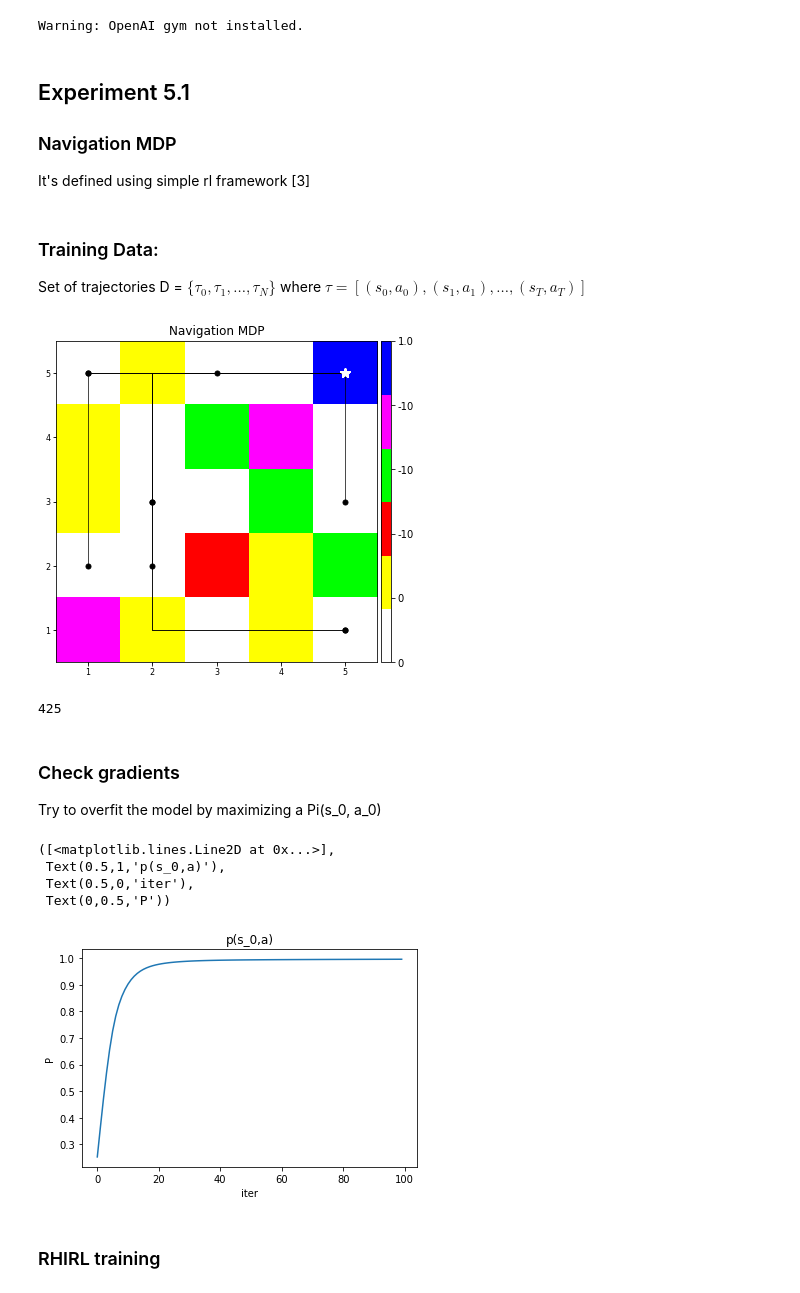
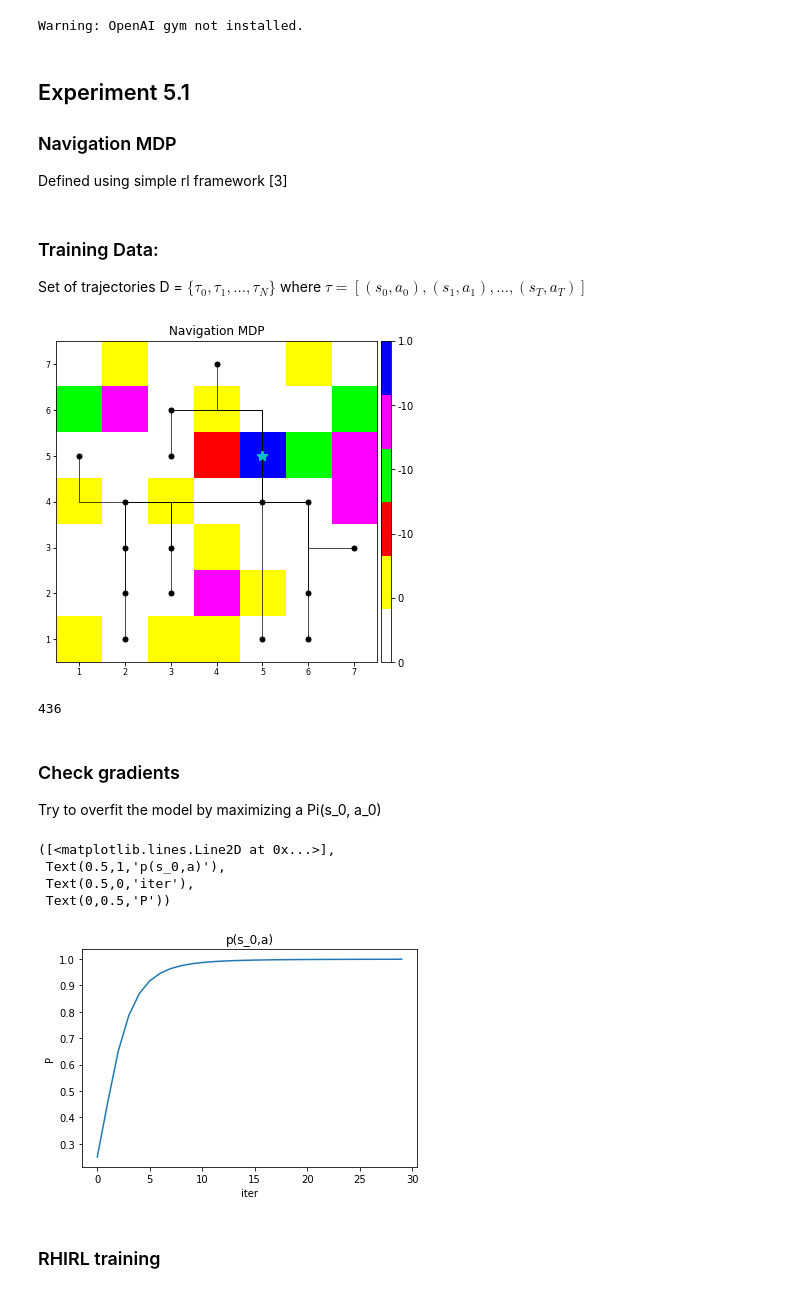
Before and after one commit to yrevar/inverse_rl, a Jupyter notebook: irl/rhirl/RHIRL_Navigation_Experiment.ipynb, the cells around one changed output. Cells and saved outputs as stored; diff of their text form; code cells hidden in the pictures.

```diff
--- a/irl/rhirl/RHIRL_Navigation_Experiment.ipynb
+++ b/irl/rhirl/RHIRL_Navigation_Experiment.ipynb
@@ -22,12 +22,12 @@ Warning: OpenAI gym not installed.
 
 ### Navigation MDP
 
-It's defined using simple rl framework [3]
+Defined using simple rl framework [3]
 # %%
 np.random.seed(0)
 tf.set_random_seed(0)
-nvmdp = NavigationMDP(width=5,
-                        height=5,
+nvmdp = NavigationMDP(width=7,
+                        height=7,
                         goal_locs=[(5,5)],
                         init_loc=(1,1),
                         #manual_obstacles=[(2,2), (3,2), (4,2), (5,2), (6,2)],
@@ -38,30 +38,35 @@ nvmdp = NavigationMDP(width=5,
                         slip_prob=0.00,
                         step_cost=0.00, vacancy_prob=.8,
                         gamma=.99)
-# nvmdp.visualize_grid(nvmdp.cells, show_rewards_cbar=True)
+
+value_iter = ValueIteration(nvmdp, sample_rate=1)
+_ = value_iter.run_vi()
 # %% [markdown]
 ### Training Data:
 Set of trajectories D = $\{\tau_0, \tau_1, ..., \tau_N\}$  where  $\tau = [(s_0,a_0), (s_1,a_1), ..., (s_T,a_T)]$
 # %%
-np.random.seed(1)
-N_tau = 10
-D_traj_states, D_traj_actions = nvmdp.sample_data(n_trajectory=N_tau)
+np.random.seed(0)
+N_tau = 16 #nvmdp.num_empty_states
+D_traj_states, D_traj_actions = nvmdp.sample_data(n_trajectory=N_tau,
+                                                    init_states=[], #GridWorldState(1,7)],
+                                                    init_repetition=False,
+                                                    policy=value_iter.policy)
 nvmdp.visualize_grid(trajectories=D_traj_states, show_rewards_cbar=True)
 # %% [output]
-[figure, old version]
+[figure, new version]
 # %%
 gamma = 0.9999
 nA = len(nvmdp.actions)
-H = 3
+H = 4
 phi = nvmdp.feature_long_at_state
 phi_loc = nvmdp.feature_long_at_loc
 
 transition_fn = nvmdp.transition_func
 actions = nvmdp.actions
-phi_s_dim = len(phi(nvmdp.get_random_init_state()))
+phi_s_dim = len(phi(nvmdp.get_init_state()))
 
 SFT, heap_size = get_training_data(D_traj_states, phi, transition_fn, actions, H)
-g1 = build_rhirl_graph(heap_size, nA, phi_s_dim, gamma, H)
+g1, saver = build_rhirl_graph(heap_size, nA, phi_s_dim, gamma, H)
 len(g1.get_operations())
 # %% [output]
-425
+436
@@ -71,25 +86,31 @@ Try to overfit the model by maximizing a Pi(s_0, a_0)
 # %%
 t_idx, s_idx = 0, 0
 s, a = D_traj_states[t_idx][s_idx], D_traj_actions[t_idx][s_idx]
+w_init = np.zeros((phi_s_dim, 1)).astype(np.float32) # Babes 2014 suggest to initialize w with 0s
+#np.random.uniform(0, 0.1, (phi_s_dim, 1)).astype(np.float32)
 
 with tf.Session(graph=g1) as sess:
-    sess.run(tf.global_variables_initializer())
-    # writer = tf.summary.FileWriter('/var/tmp/rhirl/graphs', sess.graph)
-    feed_dict = {"state_feature_tree:0": SFT[s], "action_idx:0": a,
-                 "learning_rate:0":0.1, "pi_init:0": np.zeros((heap_size, nA), np.float32)}
+
+    sess.run(tf.global_variables_initializer(), feed_dict={"w_init:0": w_init})
+    writer = tf.summary.FileWriter('/var/tmp/rhirl/graphs', sess.graph)
+    feed_dict = {"state_feature_tree:0": SFT[s],
+                 "action_idx:0": a,
+                 "learning_rate:0": 0.1,
+                 "pi_init:0": np.zeros((heap_size, nA), np.float32)}
+
     p_vals = []
-    for i in range(100):
-        pi, w, grad, ugrad = sess.run(fetches=["pi_out:0", "w_r:0", "grad_w_r:0", "update_w_r"], feed_dict=feed_dict)
+    for i in range(30):
+        pi, v, w, grad, ugrad = sess.run(fetches=["pi_out:0", "v_out:0", "w_r:0", "grad_w_r:0", "update_w_r"], feed_dict=feed_dict)
         p_vals.append(pi[0, a])
 
-# writer.close()
+writer.close()
 plt.plot(p_vals), plt.title("p(s_0,a)"), plt.xlabel("iter"), plt.ylabel("P")
 # %% [output]
 ([<matplotlib.lines.Line2D at 0x...>],
  Text(0.5,1,'p(s_0,a)'),
  Text(0.5,0,'iter'),
  Text(0,0.5,'P'))
-[figure, old version]
+[figure, new version]
 # %% [markdown]
 ### RHIRL training
 # %%
```
Also changed, not shown: parts of 12 cells of this notebook, 1 other file.
